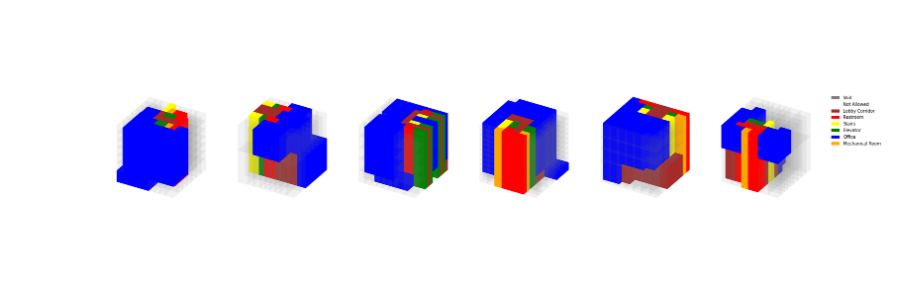
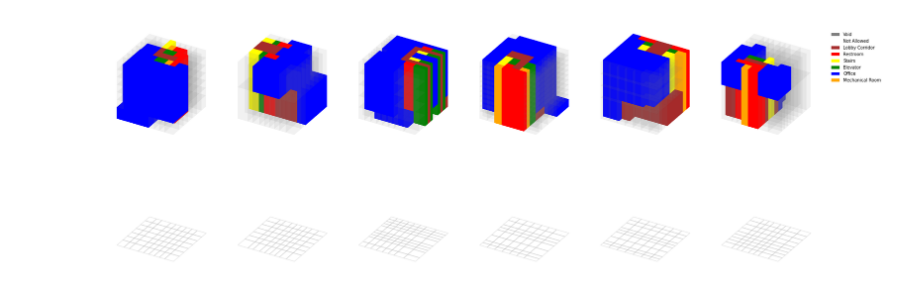
Before and after one commit to PARKCHEOLHEE-lab/building-gan-graph-conditioned-architectural-volume-generation, a Jupyter notebook: building_gan/notebooks/data-visualization.ipynb, the cells around one changed output. Drawn from its saved outputs; the diff is of its cells as text; code cells hidden in the pictures.

Commit message:
grid visualization

```diff
--- a/building_gan/notebooks/data-visualization.ipynb
+++ b/building_gan/notebooks/data-visualization.ipynb
@@ -24,7 +24,7 @@ data_paths = [
 ]
 
 col = len(data_paths)
-row = 1
+row = 2
 
 fig = plt.figure(figsize=(18, 6))
 
@@ -32,8 +32,10 @@ for di, data_path in enumerate(data_paths):
     with open(data_path, "r") as f:
         data = json.load(f)
 
-    subplot = int(f"{row}{col}{di + 1}")
-    ax = fig.add_subplot(subplot, projection="3d")
+    ax = fig.add_subplot(row, col, di + 1, projection="3d")
+
+    ax_grid = fig.add_subplot(row, col, di + col + 1, projection="3d")
+
 
     if di == len(data_paths) - 1:
         ax.legend(
@@ -55,6 +57,7 @@ for di, data_path in enumerate(data_paths):
         z_coo, y_coo, x_coo = node["coordinate"]
         z_dim, y_dim, x_dim = node["dimension"]
         voxel_type = node["type"]
+        floor_num, _, _ = node["location"]
 
         voxel_vertices = [
             [x_coo, y_coo, z_coo],
@@ -72,31 +75,46 @@ for di, data_path in enumerate(data_paths):
             [voxel_vertices[4], voxel_vertices[5], voxel_vertices[6], voxel_vertices[7]],
             [voxel_vertices[0], voxel_vertices[1], voxel_vertices[5], voxel_vertices[4]],
             [voxel_vertices[2], voxel_vertices[3], voxel_vertices[7], voxel_vertices[6]],
             [voxel_vertices[1], voxel_vertices[2], voxel_vertices[6], voxel_vertices[5]],
             [voxel_vertices[0], voxel_vertices[3], voxel_vertices[7], voxel_vertices[4]]
         ]
 
         alpha = 0.05 if voxel_type in (-1, -2) else 1.0
 
+        if floor_num == 0:
+            bottom_face = [voxel_faces[0]]  # The first face is the bottom face
+            voxel_grid = Poly3DCollection(bottom_face, alpha=0.2)
+            voxel_grid.set_facecolor("white")
+            voxel_grid.set_edgecolor("gray")
+            ax_grid.add_collection3d(voxel_grid)
+
         voxel = Poly3DCollection(voxel_faces, alpha=alpha)
         voxel.set_facecolor(config.ProgramMap.COLORS.value[voxel_type])
         ax.add_collection3d(voxel)
 
     ax.set_box_aspect([1, 1, 1])
     ax.set_proj_type("ortho")
     ax._axis3don = False
+
+    ax_grid.set_box_aspect([1, 1, 1])
+    ax_grid.set_proj_type("ortho")
+    ax_grid._axis3don = False
 
     # Auto-scale the plot
     all_coords = np.array([node["coordinate"] for node in data["voxel_node"]])
     all_dims = np.array([node["dimension"] for node in data["voxel_node"]])
     max_coords = np.max(all_coords + all_dims, axis=0)
     min_coords = np.min(all_coords, axis=0)
 
     ax.set_xlim(min_coords[2], max_coords[2])
     ax.set_ylim(min_coords[1], max_coords[1])
     ax.set_zlim(min_coords[0], max_coords[0])
 
+    ax_grid.set_xlim(min_coords[2], max_coords[2])
+    ax_grid.set_ylim(min_coords[1], max_coords[1])
+    ax_grid.set_zlim(min_coords[0], max_coords[0])
+
 plt.tight_layout()
 plt.show()
 # %% [output]
-[figure, old version]
+[figure, new version]
```
